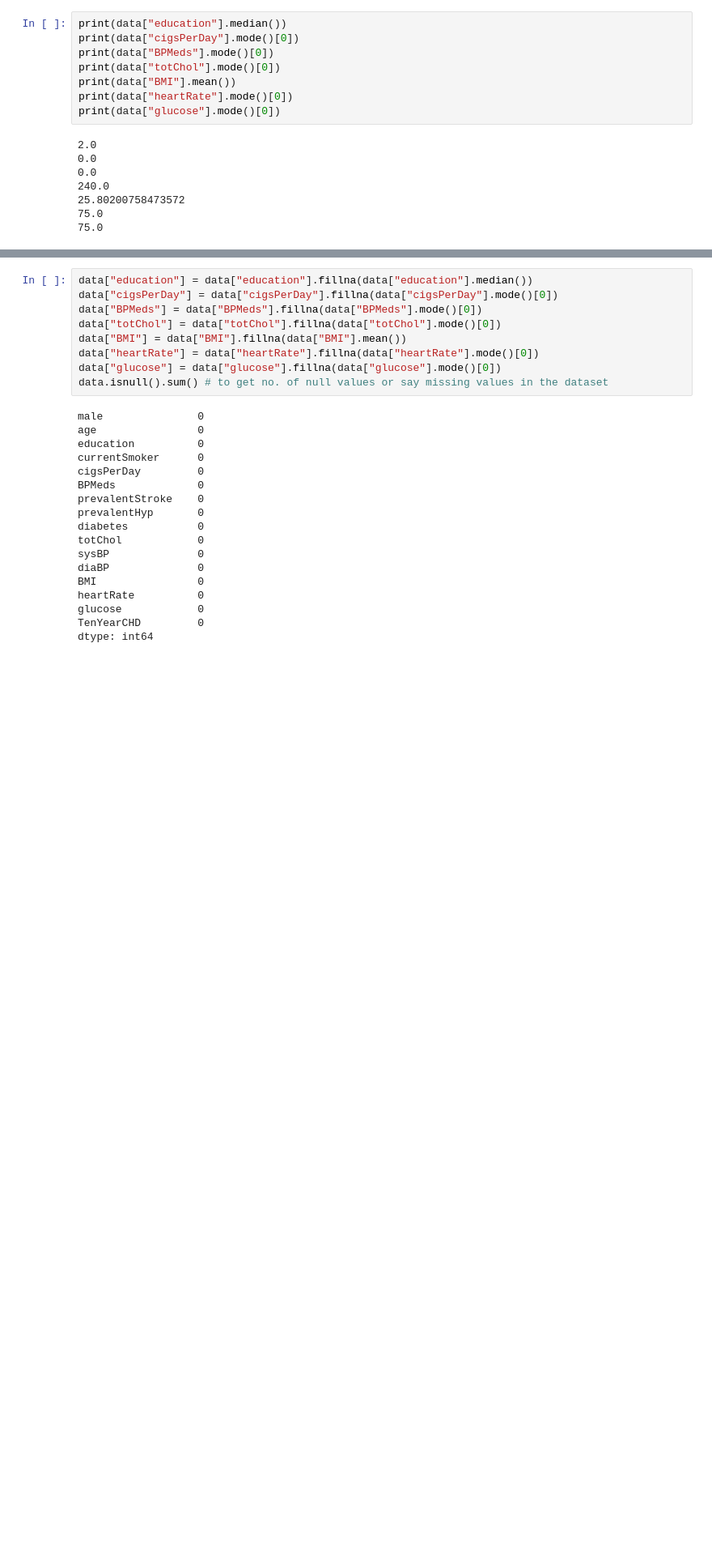
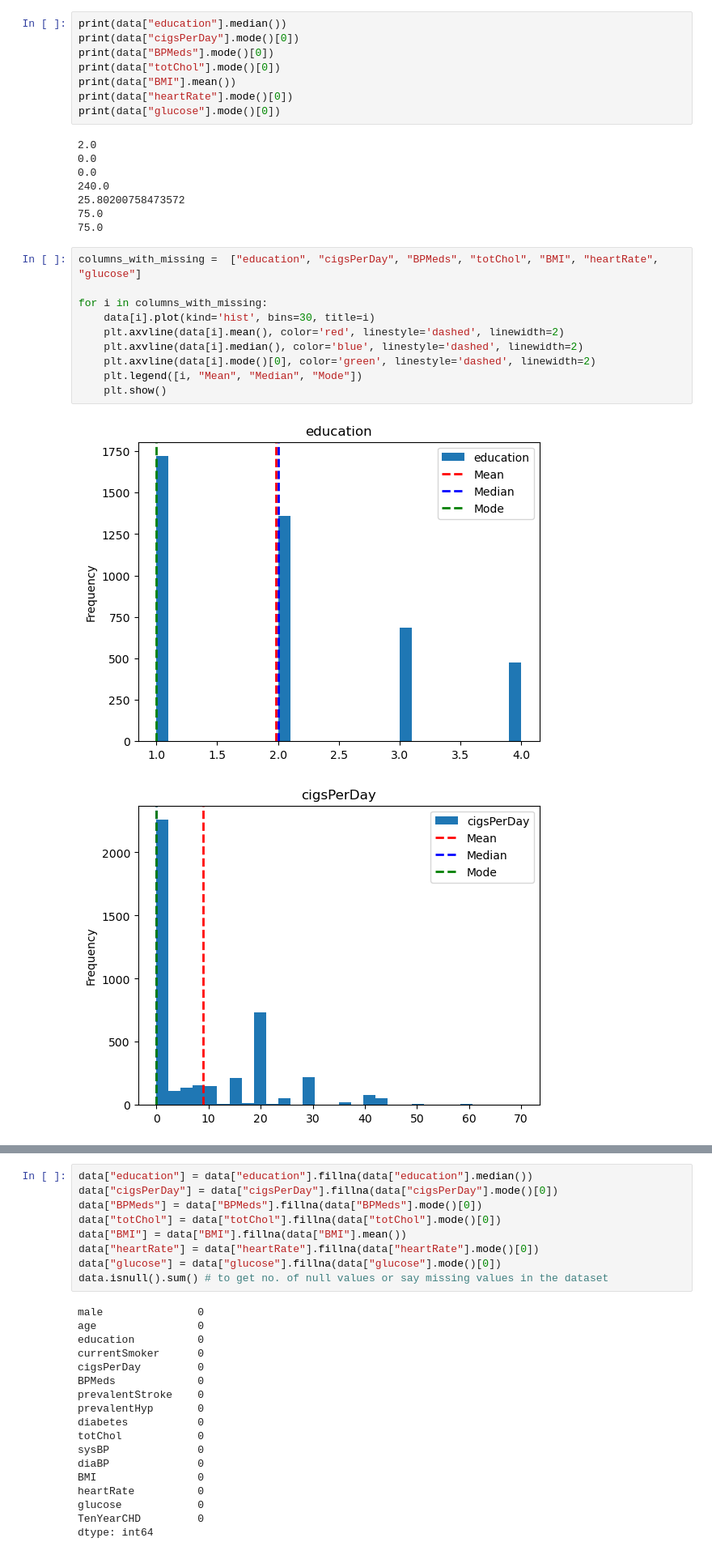
Before and after one commit to Dark-CodeX/AI-Predict-Heart-Disease, a Jupyter notebook: main.ipynb, the cells around one changed output, grey strips where cells are left out. Shown at 81% size. Drawn from its saved outputs; the diff is of its cells as text; blank space fills up the shorter version.

Commit message:
plotting mean, median and mode for missing values attributes

```diff
--- a/main.ipynb
+++ b/main.ipynb
@@ -72,3 +72,16 @@ print(data["glucose"].mode()[0])
 25.80200758473572
 75.0
 75.0
+# %%
+columns_with_missing =  ["education", "cigsPerDay", "BPMeds", "totChol", "BMI", "heartRate", "glucose"]
+
+for i in columns_with_missing:
+    data[i].plot(kind='hist', bins=30, title=i)
+    plt.axvline(data[i].mean(), color='red', linestyle='dashed', linewidth=2)
+    plt.axvline(data[i].median(), color='blue', linestyle='dashed', linewidth=2)
+    plt.axvline(data[i].mode()[0], color='green', linestyle='dashed', linewidth=2)
+    plt.legend([i, "Mean", "Median", "Mode"])
+    plt.show()
+# %% [output]
+[figure, added]
+[figure, added]
```
Also changed, not shown: parts of 1 cell of this notebook.
